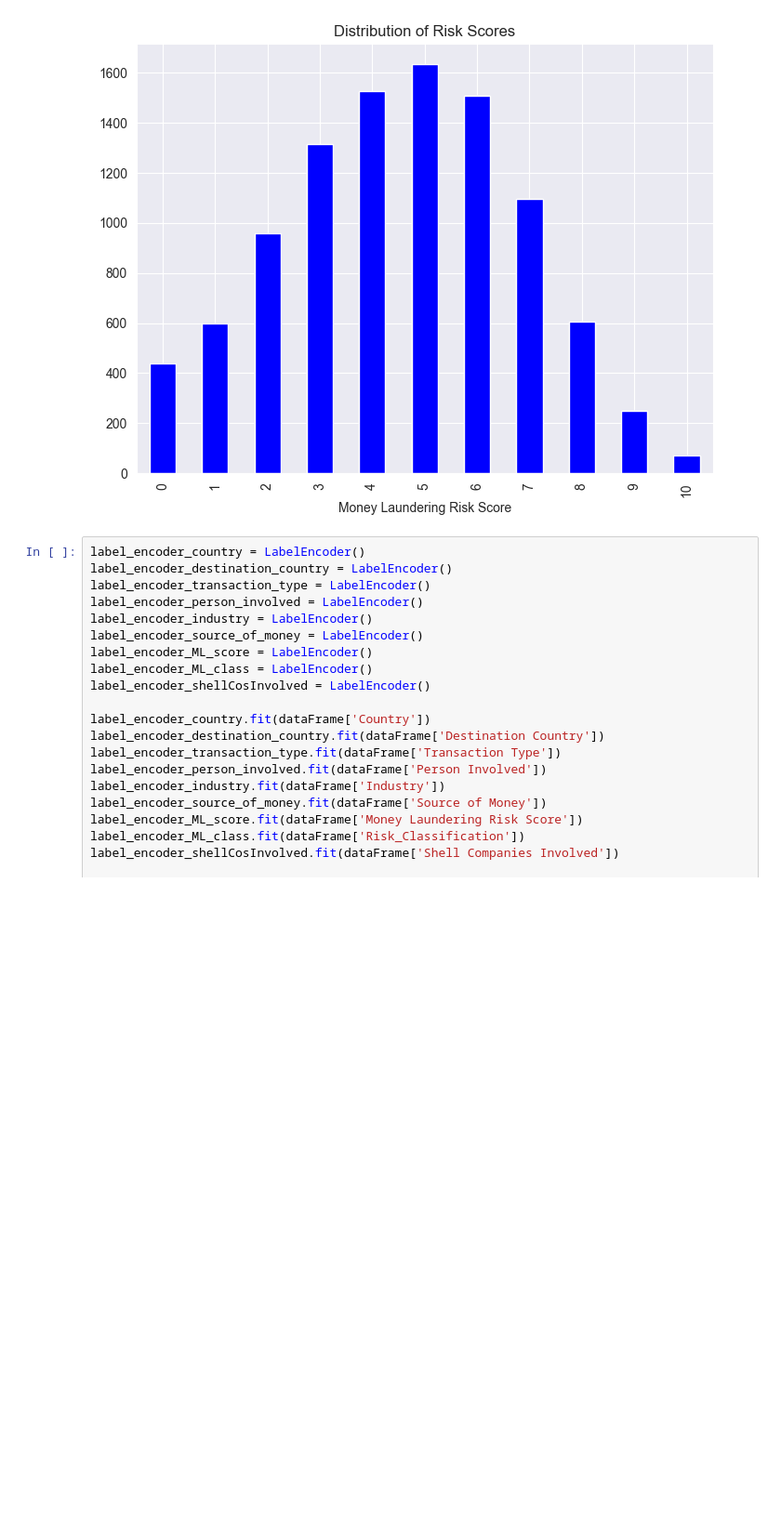
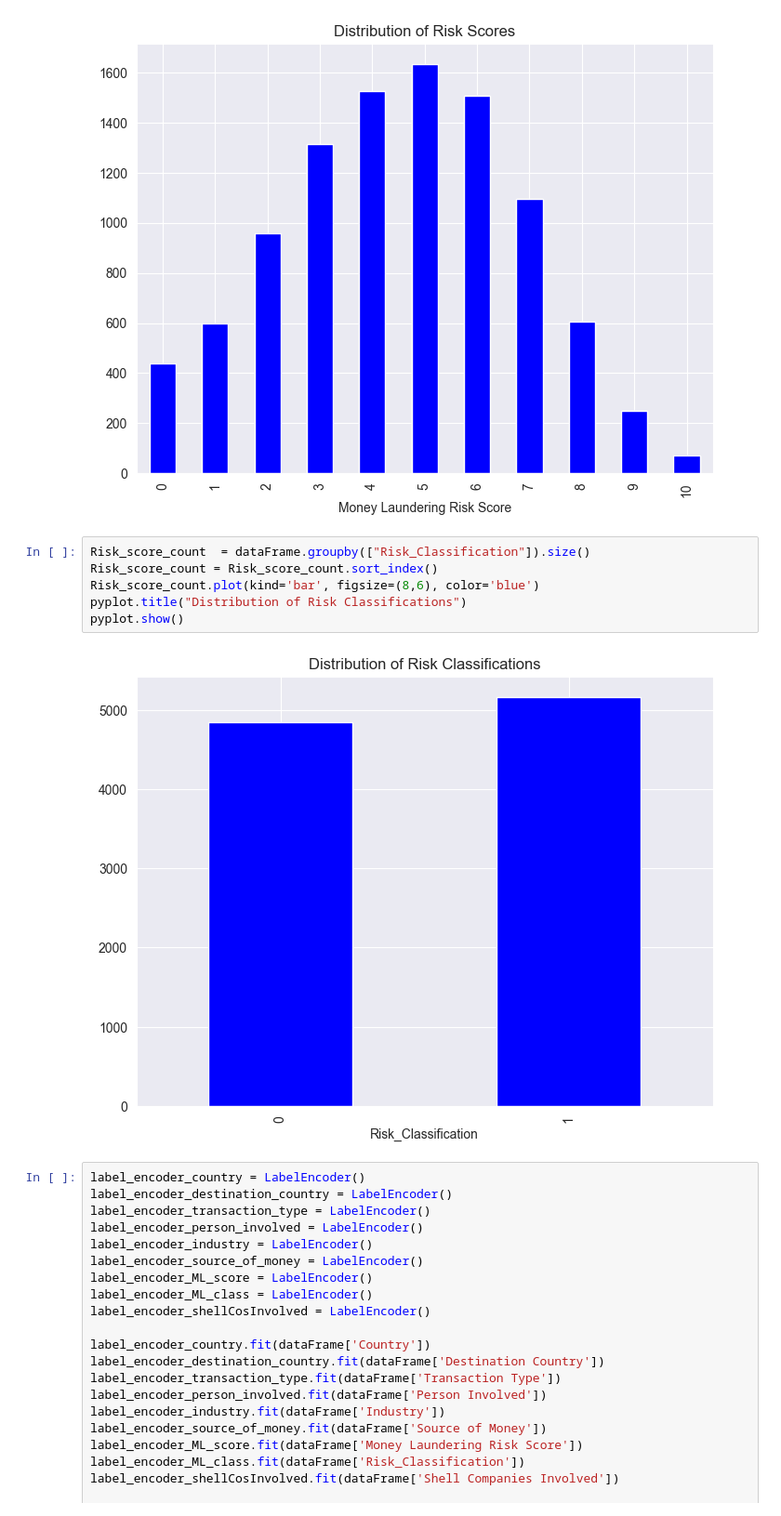
Before and after one commit to CheMBurN695/FinCrime_ML_Model, a Jupyter notebook: FC_ML_Model_NB.ipynb, the cells around one changed output. Shown: that part at 93% size. Cells and saved outputs as stored; diff of their text form; blank space fills up the shorter version.

```diff
--- a/FC_ML_Model_NB.ipynb
+++ b/FC_ML_Model_NB.ipynb
@@ -45,6 +43,14 @@ pyplot.title("Distribution of Risk Scores")
 pyplot.show()
 # %% [output]
 [figure]
+# %%
+Risk_score_count  = dataFrame.groupby(["Risk_Classification"]).size()
+Risk_score_count = Risk_score_count.sort_index()
+Risk_score_count.plot(kind='bar', figsize=(8,6), color='blue')
+pyplot.title("Distribution of Risk Classifications")
+pyplot.show()
+# %% [output]
+[figure, added]
 # %%
 label_encoder_country = LabelEncoder()
 label_encoder_destination_country = LabelEncoder()
```
Also changed, not shown: parts of 7 cells of this notebook.
